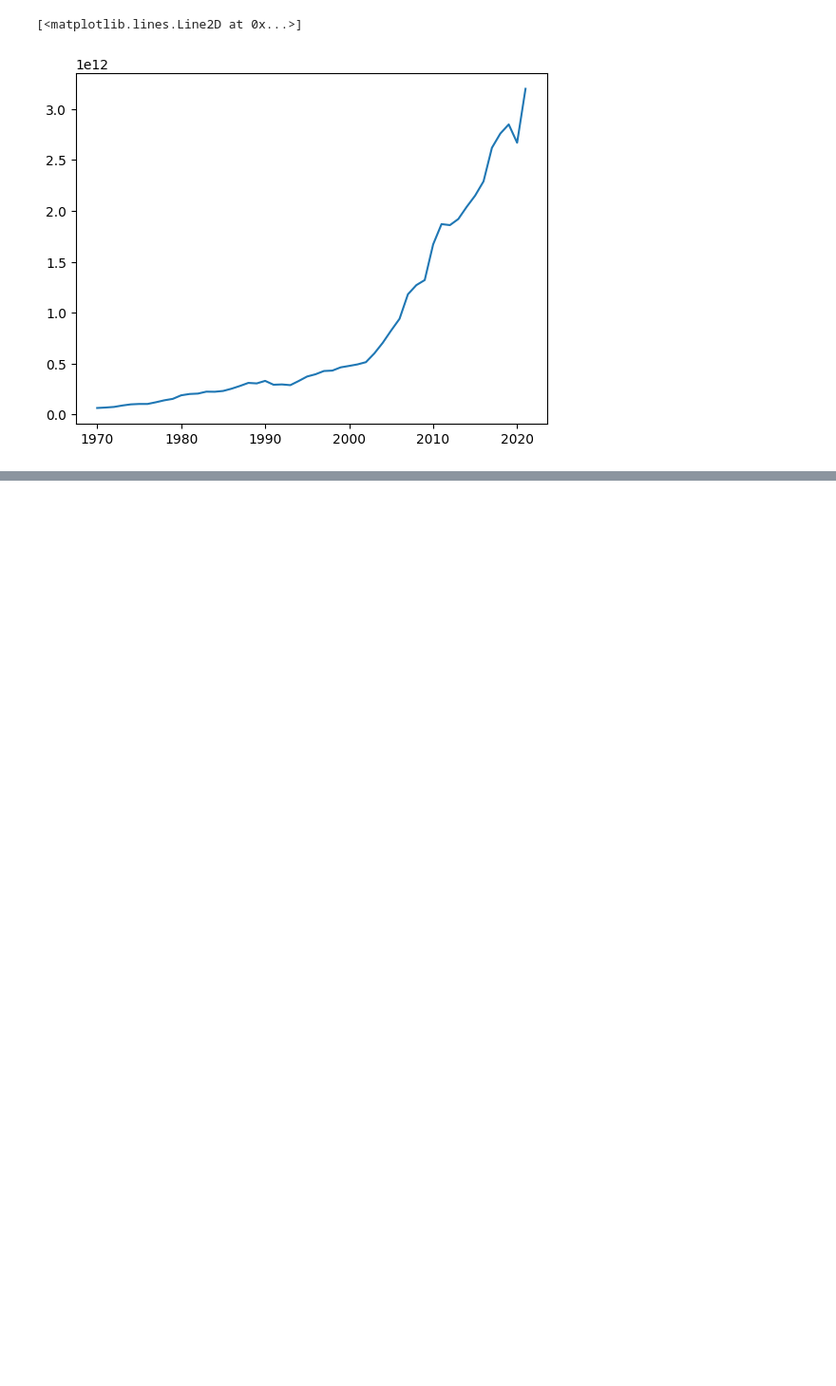
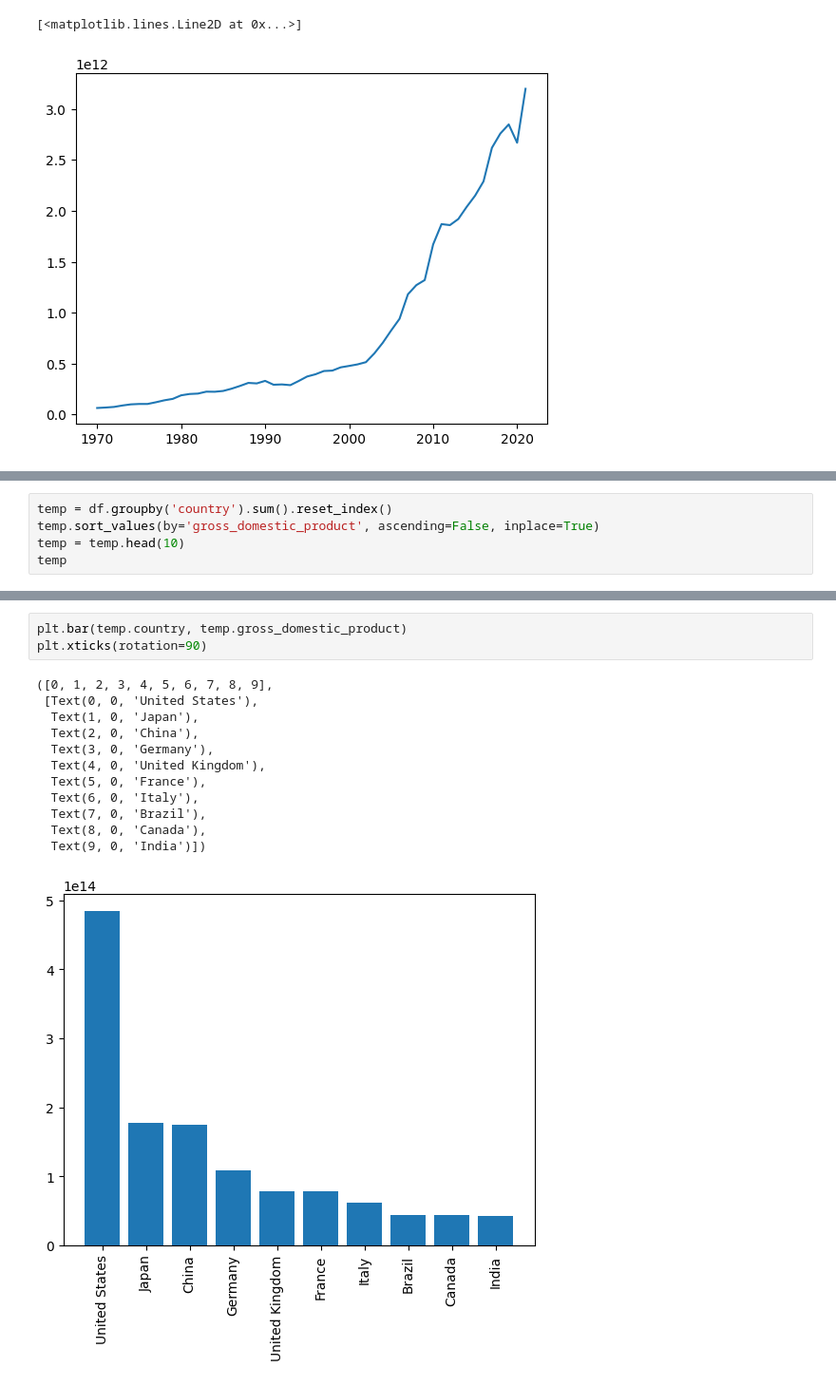
Before and after one commit to sumeetsachdev/data-analysis-project, a Jupyter notebook: notebooks/EDA.ipynb, the cells around one changed output, grey strips where cells are left out. Shown at 95% size. Saved outputs shown, nothing was run; the diff lists cells and outputs as text; blank space fills up the shorter version.

```diff
--- a/notebooks/EDA.ipynb
+++ b/notebooks/EDA.ipynb
@@ -276,0 +351,5 @@ plt.plot(temp['year'], temp['gross_domestic_product'])
+# %%
+temp = df.groupby('country').sum().reset_index()
+temp.sort_values(by='gross_domestic_product', ascending=False, inplace=True)
+temp = temp.head(10)
+temp
@@ -276,0 +369,16 @@ plt.plot(temp['year'], temp['gross_domestic_product'])
+# %%
+plt.bar(temp.country, temp.gross_domestic_product)
+plt.xticks(rotation=90)
+# %% [output]
+([0, 1, 2, 3, 4, 5, 6, 7, 8, 9],
+ [Text(0, 0, 'United States'),
+  Text(1, 0, 'Japan'),
+  Text(2, 0, 'China'),
+  Text(3, 0, 'Germany'),
+  Text(4, 0, 'United Kingdom'),
+  Text(5, 0, 'France'),
+  Text(6, 0, 'Italy'),
+  Text(7, 0, 'Brazil'),
+  Text(8, 0, 'Canada'),
+  Text(9, 0, 'India')])
+[figure, added]
```
Also changed, not shown: parts of 32 cells of this notebook, 1 other file.
